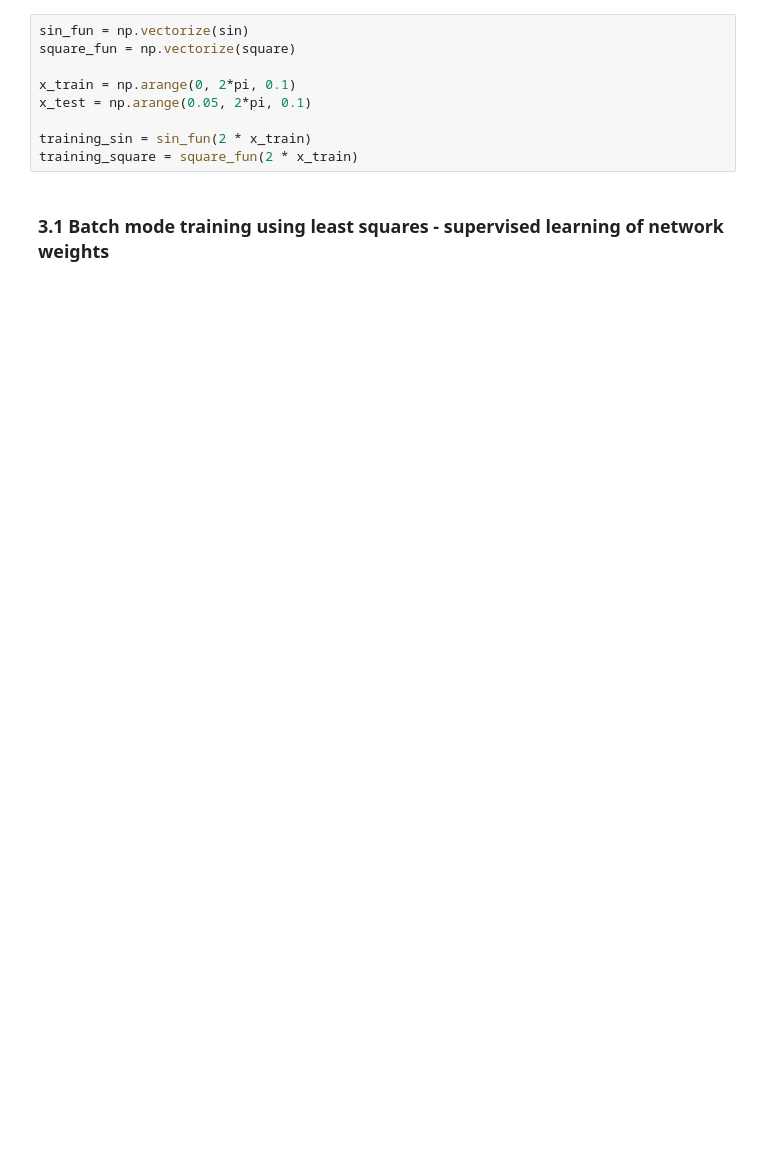
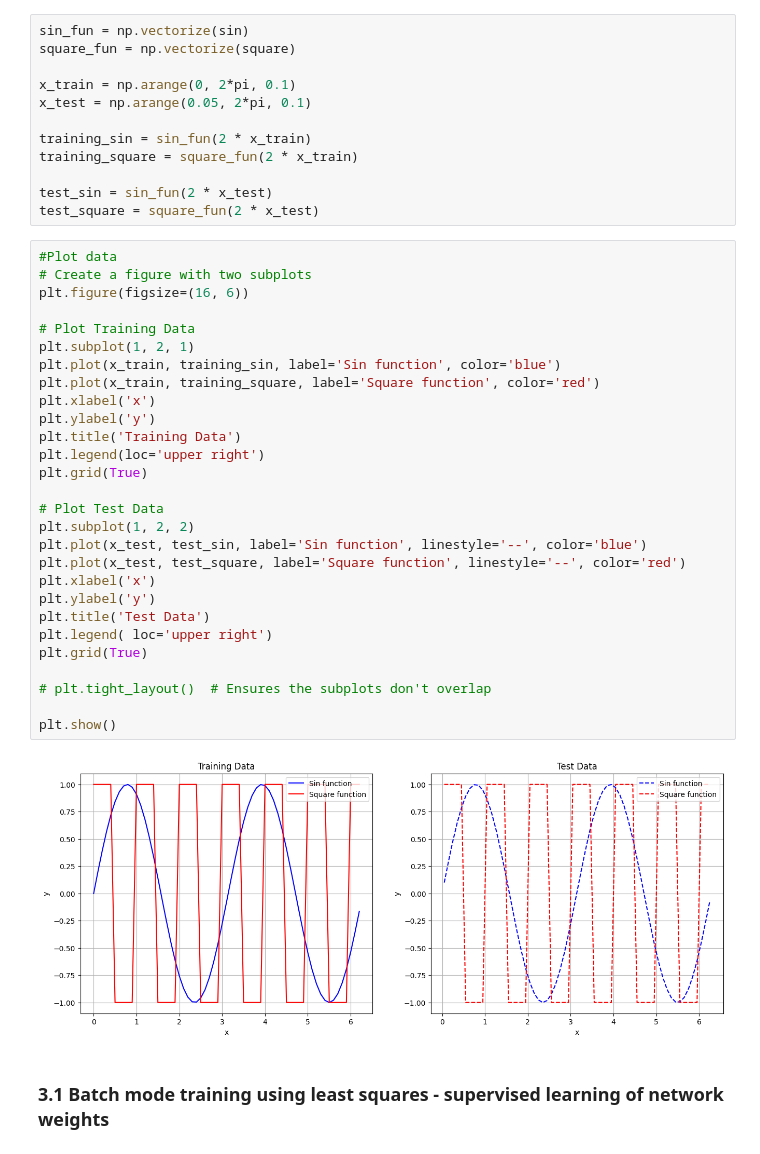
Before and after one commit to Seyoooo/ANNandDAlabs, a Jupyter notebook: Lab2/RBF.ipynb, the cells around one changed output. Cells and saved outputs as stored; diff of their text form; blank space fills up the shorter version.

```diff
--- a/Lab2/RBF.ipynb
+++ b/Lab2/RBF.ipynb
@@ -53,6 +83,39 @@ x_test = np.arange(0.05, 2*pi, 0.1)
 
 training_sin = sin_fun(2 * x_train)
 training_square = square_fun(2 * x_train)
+
+test_sin = sin_fun(2 * x_test)
+test_square = square_fun(2 * x_test)
+# %%
+#Plot data
+# Create a figure with two subplots
+plt.figure(figsize=(16, 6))
+
+# Plot Training Data
+plt.subplot(1, 2, 1)
+plt.plot(x_train, training_sin, label='Sin function', color='blue')
+plt.plot(x_train, training_square, label='Square function', color='red')
+plt.xlabel('x')
+plt.ylabel('y')
+plt.title('Training Data')
+plt.legend(loc='upper right')
+plt.grid(True)
+
+# Plot Test Data
+plt.subplot(1, 2, 2)
+plt.plot(x_test, test_sin, label='Sin function', linestyle='--', color='blue')
+plt.plot(x_test, test_square, label='Square function', linestyle='--', color='red')
+plt.xlabel('x')
+plt.ylabel('y')
+plt.title('Test Data')
+plt.legend( loc='upper right')
+plt.grid(True)
+
+# plt.tight_layout()  # Ensures the subplots don't overlap
+
+plt.show()
+# %% [output]
+[figure, added]
 # %% [markdown]
 ### 3.1 Batch mode training using least squares - supervised learning of network weights
 # %%
```
Also changed, not shown: parts of 5 cells of this notebook, 15 other files.
